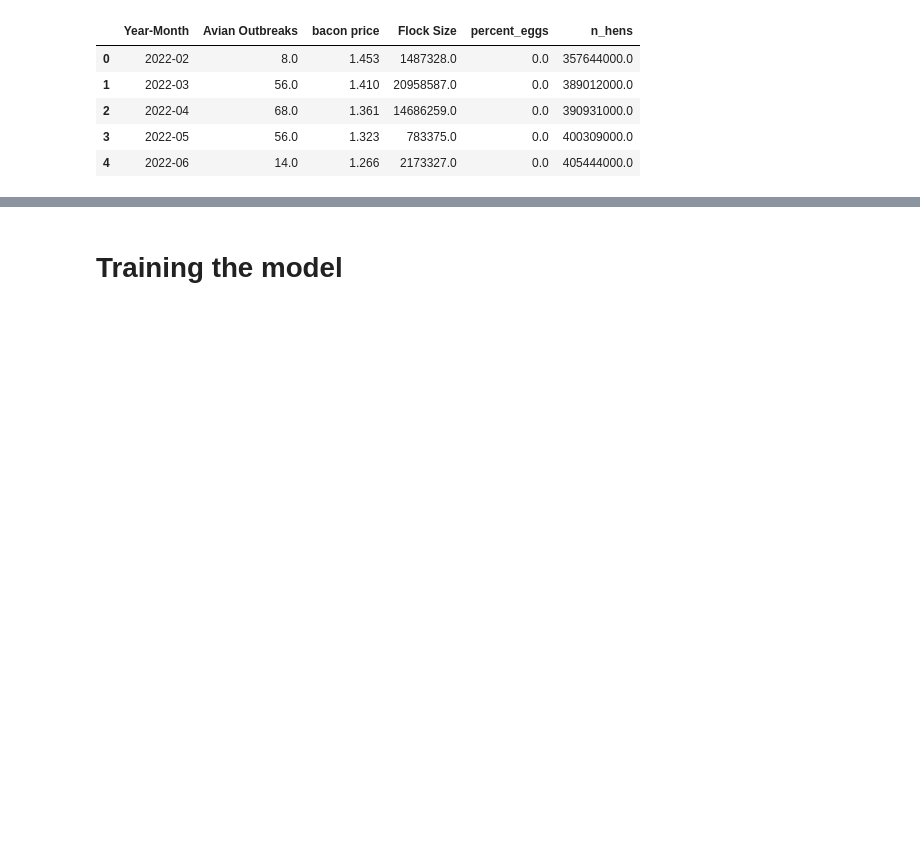
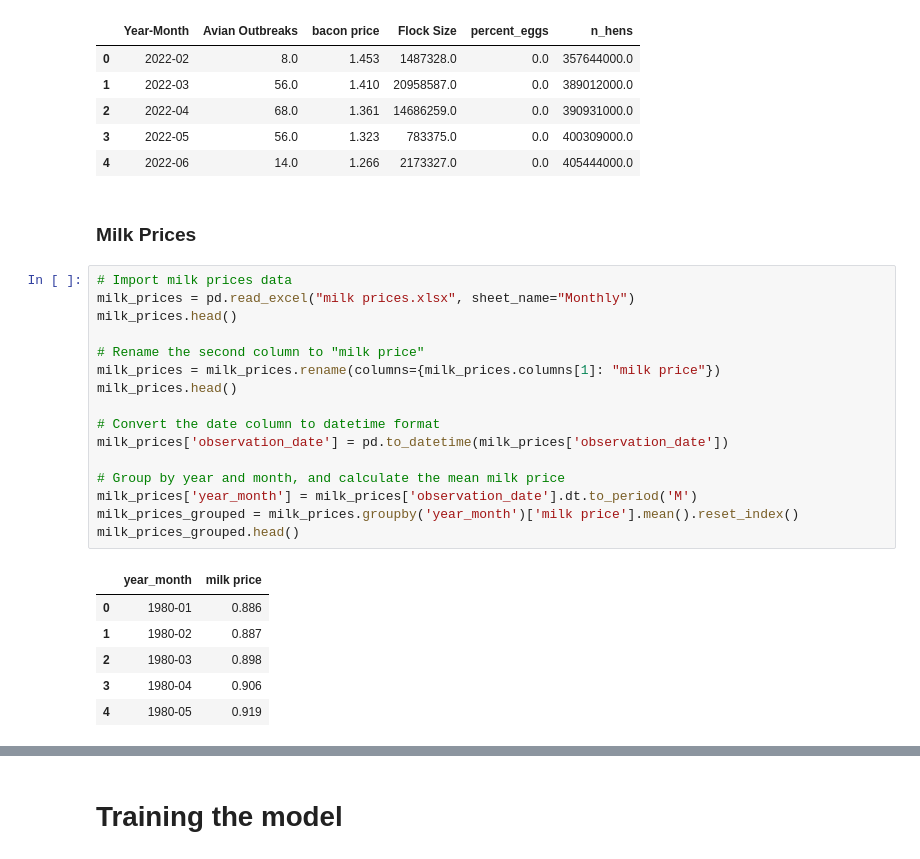
Before and after one commit to xeniachen-01/142a-eggs, a Jupyter notebook: project.ipynb, the cells around one changed output, grey strips where cells are left out. Saved outputs shown, nothing was run; the diff lists cells and outputs as text; blank space fills up the shorter version.

```diff
--- a/project.ipynb
+++ b/project.ipynb
@@ -199,3 +199,28 @@ X.head()
 | 2 | 2022-04 | 68.0 | 1.361 | 14686259.0 | 0.0 | 390931000.0 |
 | 3 | 2022-05 | 56.0 | 1.323 | 783375.0 | 0.0 | 400309000.0 |
 | 4 | 2022-06 | 14.0 | 1.266 | 2173327.0 | 0.0 | 405444000.0 |
+# %% [markdown]
+### Milk Prices
+# %%
+# Import milk prices data
+milk_prices = pd.read_excel("milk prices.xlsx", sheet_name="Monthly")
+milk_prices.head()
+
+# Rename the second column to "milk price"
+milk_prices = milk_prices.rename(columns={milk_prices.columns[1]: "milk price"})
+milk_prices.head()
+
+# Convert the date column to datetime format
+milk_prices['observation_date'] = pd.to_datetime(milk_prices['observation_date'])
+
+# Group by year and month, and calculate the mean milk price
+milk_prices['year_month'] = milk_prices['observation_date'].dt.to_period('M')
+milk_prices_grouped = milk_prices.groupby('year_month')['milk price'].mean().reset_index()
+milk_prices_grouped.head()
+# %% [output]
+|  | year_month | milk price |
+| 0 | 1980-01 | 0.886 |
+| 1 | 1980-02 | 0.887 |
+| 2 | 1980-03 | 0.898 |
+| 3 | 1980-04 | 0.906 |
+| 4 | 1980-05 | 0.919 |
```
Also changed, not shown: parts of 11 cells of this notebook.
